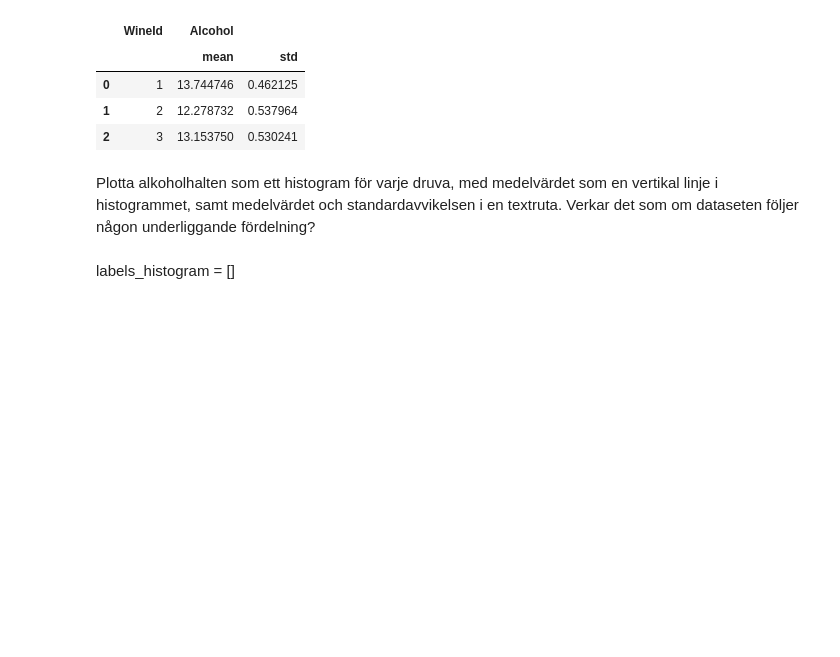
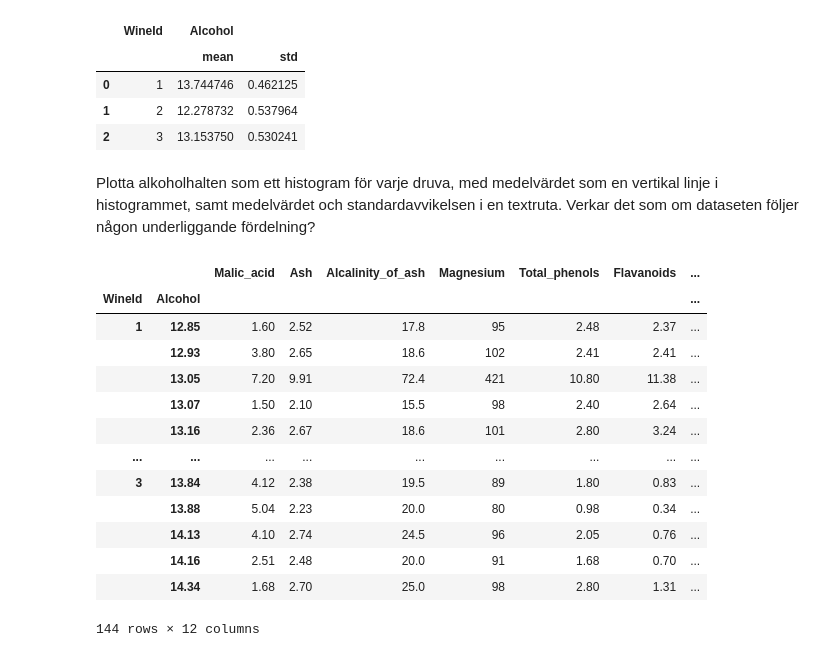
Before and after one commit to SauronGunnars/Statistiska-Metoder-Sara-Gunnars, a Jupyter notebook: slutupg_statistik.ipynb, the cells around one changed output. Saved outputs shown, nothing was run; the diff lists cells and outputs as text; code cells hidden in the pictures; blank space fills up the shorter version.

```diff
--- a/slutupg_statistik.ipynb
+++ b/slutupg_statistik.ipynb
@@ -52,5 +62,21 @@ alcohol_mean_std
 | 2 | 3 | 13.153750 | 0.530241 |
 # %% [markdown]
 Plotta alkoholhalten som ett histogram för varje druva, med medelvärdet som en vertikal linje i histogrammet, samt medelvärdet och standardavvikelsen i en textruta. Verkar det som om dataseten följer någon underliggande fördelning?
-# %% [markdown]
-labels_histogram = []
+# %%
+grouped_alchohol = df.groupby(['WineId', 'Alcohol']).sum()
+grouped_alchohol
+# %% [output]
+|  |  | Malic_acid | Ash | Alcalinity_of_ash | Magnesium | Total_phenols | Flavanoids | ... |
+| WineId | Alcohol |  |  |  |  |  |  | ... |
+| 1 | 12.85 | 1.60 | 2.52 | 17.8 | 95 | 2.48 | 2.37 | ... |
+|  | 12.93 | 3.80 | 2.65 | 18.6 | 102 | 2.41 | 2.41 | ... |
+|  | 13.05 | 7.20 | 9.91 | 72.4 | 421 | 10.80 | 11.38 | ... |
+|  | 13.07 | 1.50 | 2.10 | 15.5 | 98 | 2.40 | 2.64 | ... |
+|  | 13.16 | 2.36 | 2.67 | 18.6 | 101 | 2.80 | 3.24 | ... |
+| ... | ... | ... | ... | ... | ... | ... | ... | ... |
+| 3 | 13.84 | 4.12 | 2.38 | 19.5 | 89 | 1.80 | 0.83 | ... |
+|  | 13.88 | 5.04 | 2.23 | 20.0 | 80 | 0.98 | 0.34 | ... |
+|  | 14.13 | 4.10 | 2.74 | 24.5 | 96 | 2.05 | 0.76 | ... |
+|  | 14.16 | 2.51 | 2.48 | 20.0 | 91 | 1.68 | 0.70 | ... |
+|  | 14.34 | 1.68 | 2.70 | 25.0 | 98 | 2.80 | 1.31 | ... |
+144 rows × 12 columns
```
Also changed, not shown: parts of 4 cells of this notebook.
